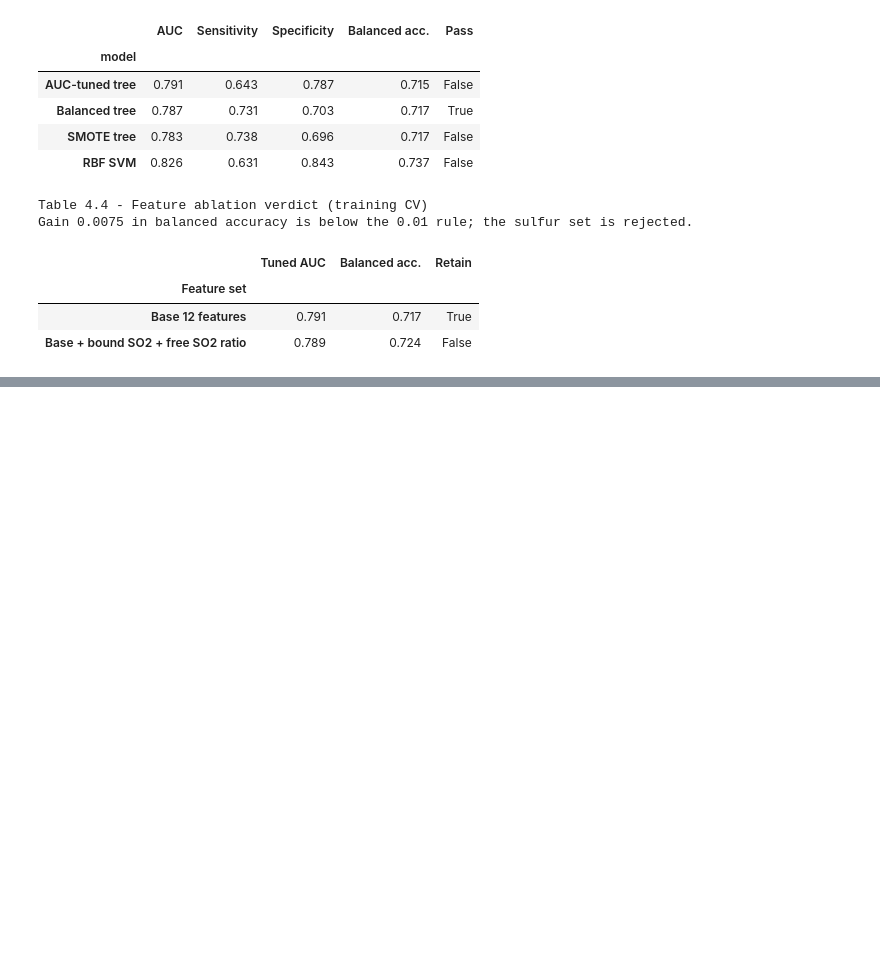
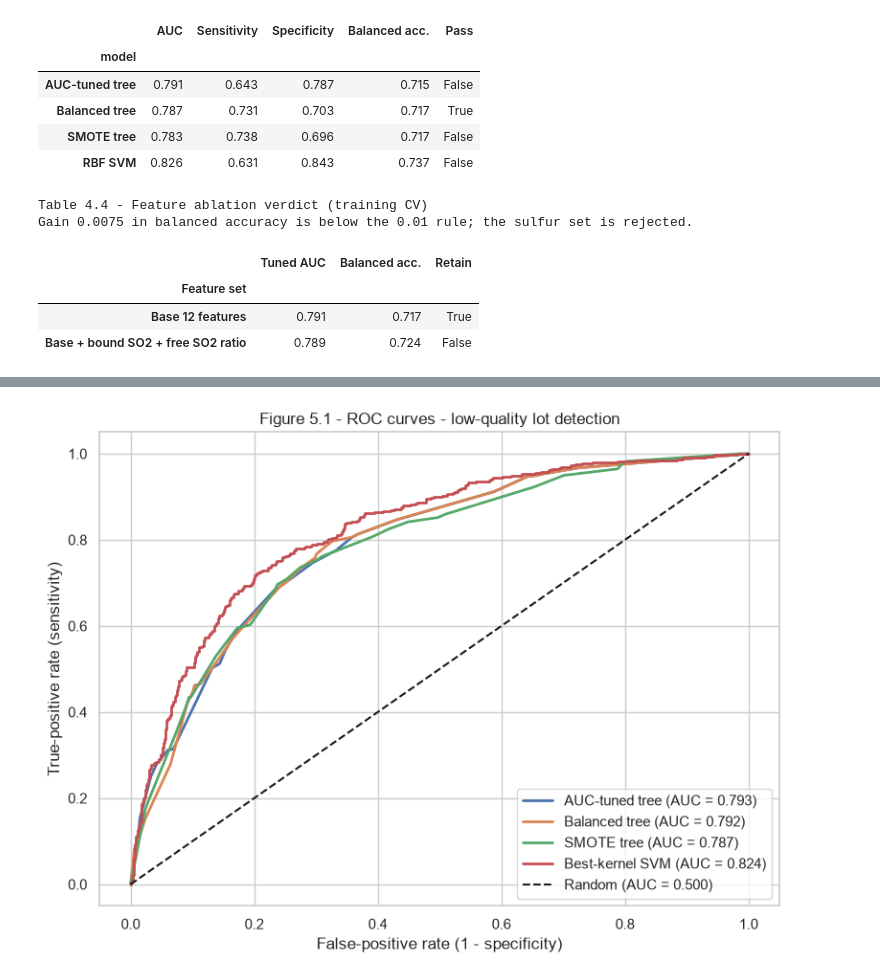
Before and after one commit to lfariabr/masters-swe-ai, a Jupyter notebook: 2026-T2/MLN/assignments/Assessment2/notebook/MLN601FariaLuisBrief2v7.ipynb, the cells around one changed output, grey strips where cells are left out. Cells and saved outputs as stored; diff of their text form; code cells hidden in the pictures; blank space fills up the shorter version.

```diff
--- a/2026-T2/MLN/assignments/Assessment2/notebook/MLN601FariaLuisBrief2v7.ipynb
+++ b/2026-T2/MLN/assignments/Assessment2/notebook/MLN601FariaLuisBrief2v7.ipynb
@@ -834,0 +923,24 @@ Gain 0.0075 in balanced accuracy is below the 0.01 rule; the sulfur set is rejec
+# %%
+roc_models = {
+    "AUC-tuned tree": dt_auc,
+    "Balanced tree": dt_balanced,
+    "SMOTE tree": dt_smote,
+    "Best-kernel SVM": svm_best,
+}
+
+plt.figure(figsize=(8, 6))
+for name, model in roc_models.items():
+    score = model_scores(model, X_test)
+    fpr, tpr, _ = roc_curve(y_test, score, pos_label=1)
+    auc = roc_auc_score(y_test, score)
+    plt.plot(fpr, tpr, linewidth=2, label="%s (AUC = %.3f)" % (name, auc))
+plt.plot([0, 1], [0, 1], "k--", label="Random (AUC = 0.500)")
+plt.xlabel("False-positive rate (1 - specificity)")
+plt.ylabel("True-positive rate (sensitivity)")
+plt.title("Figure 5.1 - ROC curves - low-quality lot detection")
+plt.legend(loc="lower right")
+plt.tight_layout()
+plt.savefig(FIG_DIR / "v7_roc_curves.png", dpi=120)
+plt.show()
+# %% [output]
+[figure, added]
```
Also changed, not shown: parts of 9 cells of this notebook, 8 other files.
